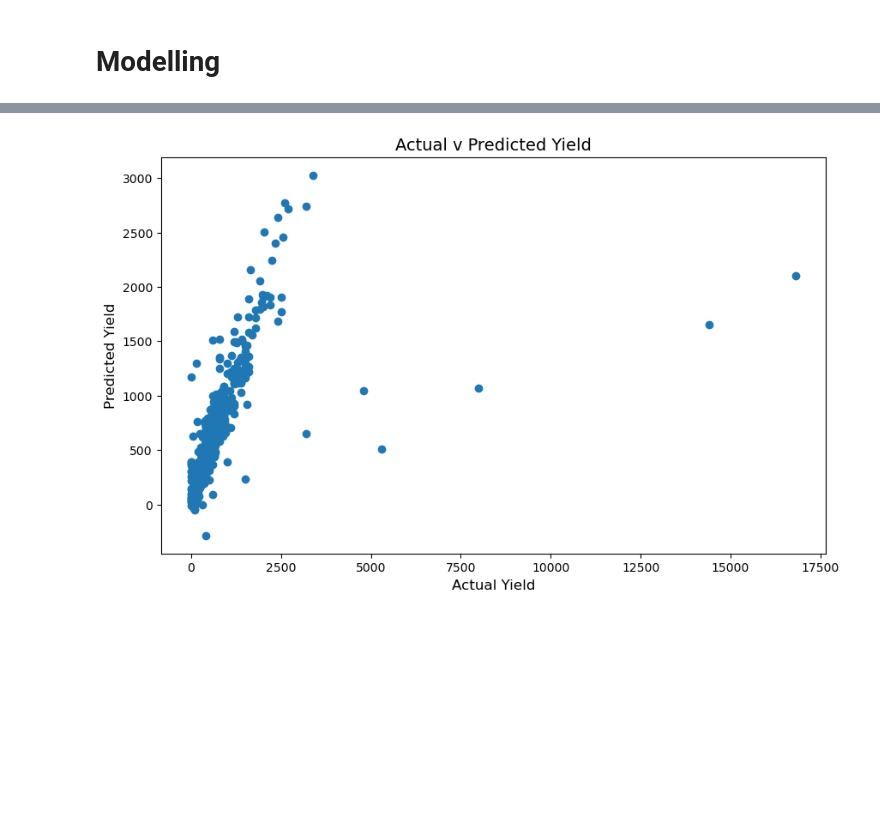
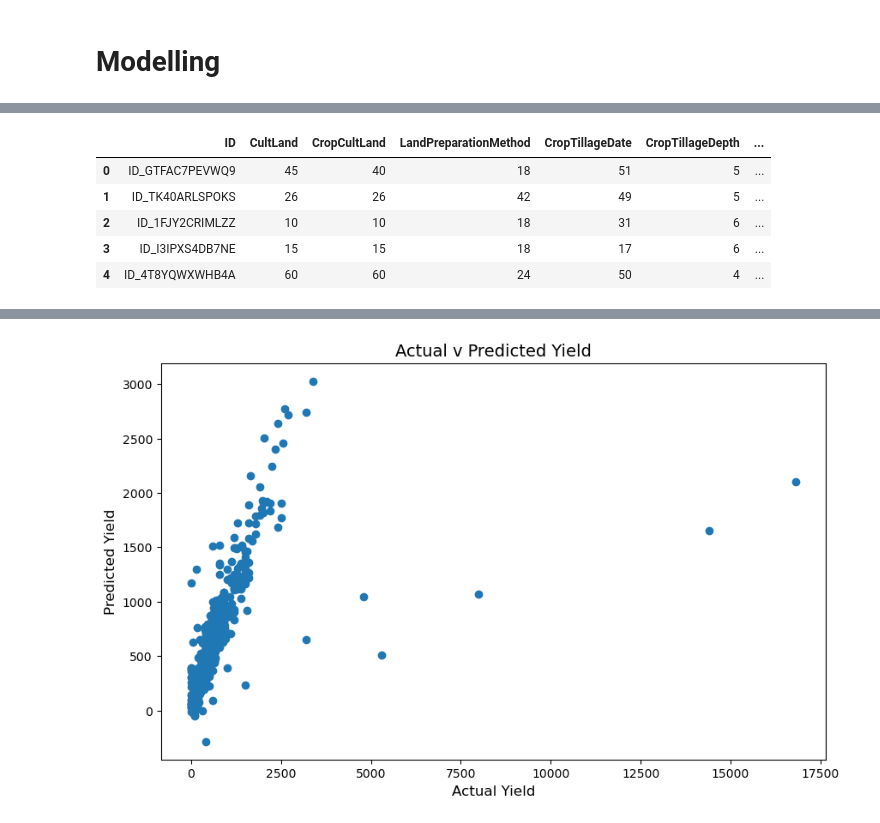
Before and after one commit to ashioyajotham/Zindi-Solutions, a Jupyter notebook: digital-green-crop-yield-estimate-challenge20230912-4562-1bbmstk/crop_yield_estimate.ipynb, the cells around one changed output, grey strips where cells are left out. Cells and saved outputs as stored; diff of their text form; code cells hidden in the pictures; blank space fills up the shorter version.

```diff
--- a/digital-green-crop-yield-estimate-challenge20230912-4562-1bbmstk/crop_yield_estimate.ipynb
+++ b/digital-green-crop-yield-estimate-challenge20230912-4562-1bbmstk/crop_yield_estimate.ipynb
@@ -350,0 +326,9 @@ train.shape, test.shape
+# %%
+train.head()
+# %% [output]
+|  | ID | CultLand | CropCultLand | LandPreparationMethod | CropTillageDate | CropTillageDepth | ... |
+| 0 | ID_GTFAC7PEVWQ9 | 45 | 40 | 18 | 51 | 5 | ... |
+| 1 | ID_TK40ARLSPOKS | 26 | 26 | 42 | 49 | 5 | ... |
+| 2 | ID_1FJY2CRIMLZZ | 10 | 10 | 18 | 31 | 6 | ... |
+| 3 | ID_I3IPXS4DB7NE | 15 | 15 | 18 | 17 | 6 | ... |
+| 4 | ID_4T8YQWXWHB4A | 60 | 60 | 24 | 50 | 4 | ... |
```
Also changed, not shown: parts of 13 cells of this notebook, 1 other file.
